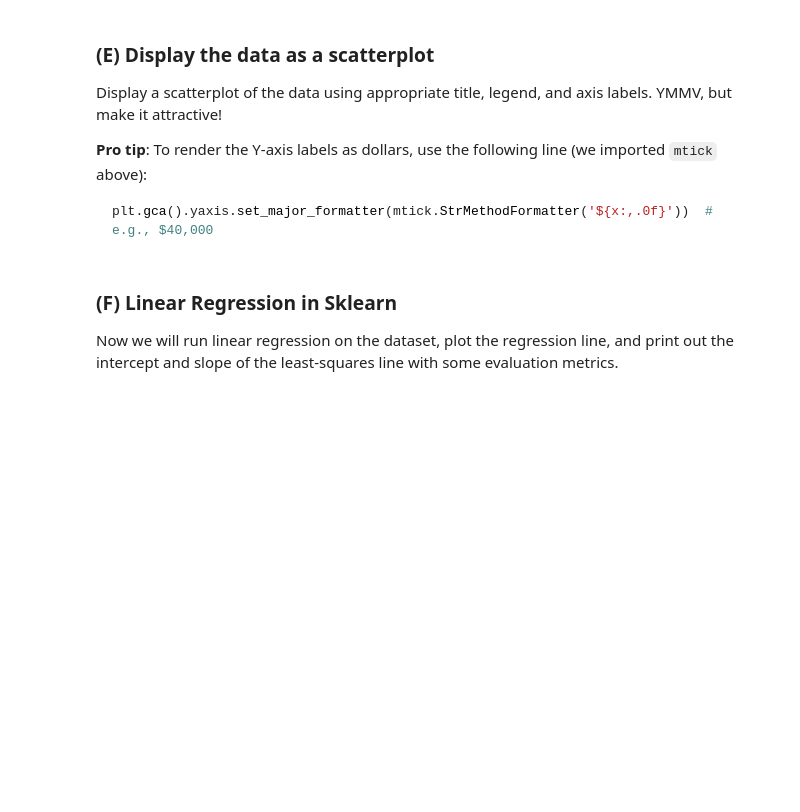
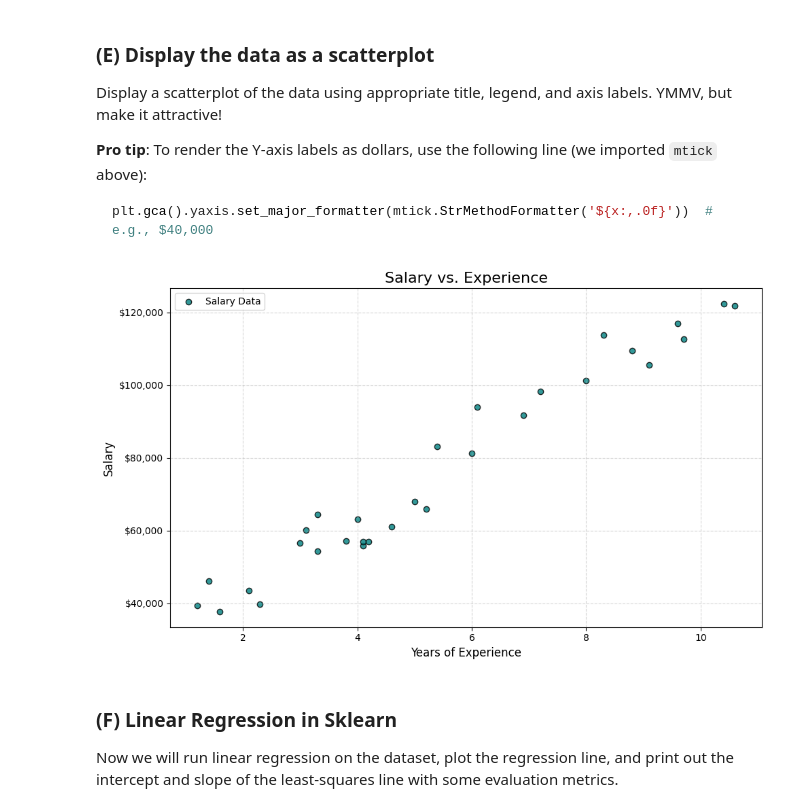
Before and after one commit to amc200092845471/Module-3-Assignments, a Jupyter notebook: Homework_01.ipynb, the cells around one changed output. Cells and saved outputs as stored; diff of their text form; code cells hidden in the pictures; blank space fills up the shorter version.

````diff
--- a/Homework_01.ipynb
+++ b/Homework_01.ipynb
@@ -266,6 +248,19 @@ plt.gca().yaxis.set_major_formatter(mtick.StrMethodFormatter('${x:,.0f}'))  # e.
 ```
 # %%
 # Your code here (not graded)
+# Scatterplot
+plt.figure(figsize=(10, 6))  # Bigger size for better visibility
+plt.scatter(X, y, color='teal', label='Salary Data', edgecolors='k', alpha=0.8)
+plt.title("Salary vs. Experience", fontsize=16)
+plt.xlabel("Years of Experience", fontsize=12)
+plt.ylabel("Salary", fontsize=12)
+plt.gca().yaxis.set_major_formatter(mtick.StrMethodFormatter('${x:,.0f}'))
+plt.legend()
+plt.grid(True, linestyle='--', alpha=0.5)
+plt.tight_layout()
+plt.show()
+# %% [output]
+[figure, added]
 # %% [markdown]
  ### (F) Linear Regression in Sklearn
 
````
Also changed, not shown: parts of 14 cells of this notebook.
